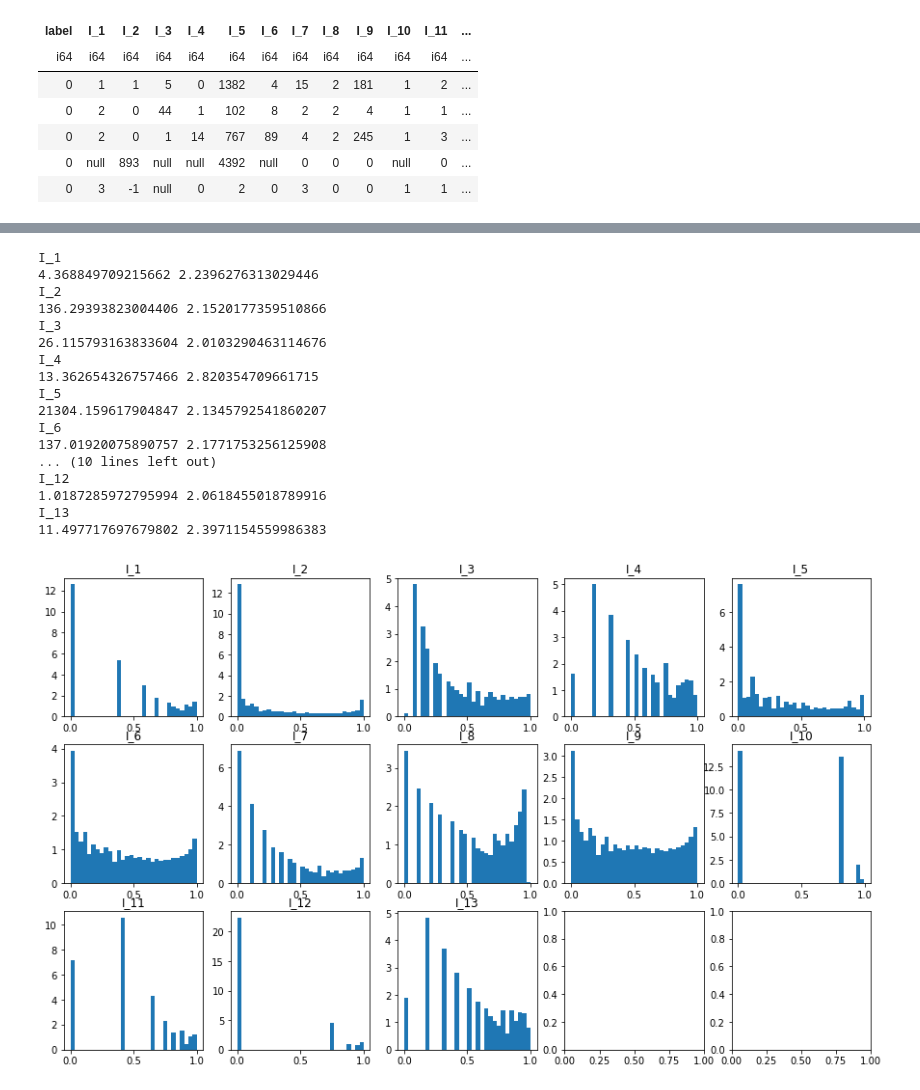
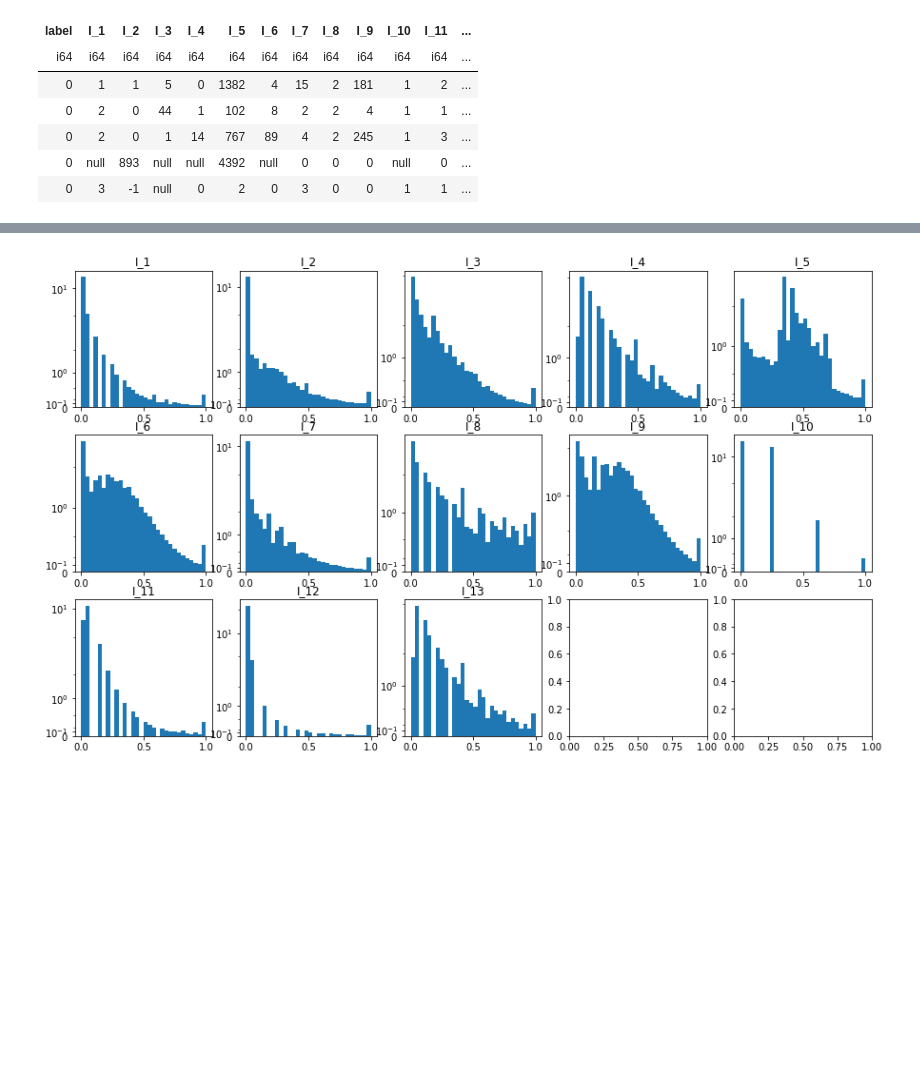
Before and after one commit to alexshtf/criteo_splines, a Jupyter notebook: preprocess.ipynb, the cells around one changed output, grey strips where cells are left out. Cells and saved outputs as stored; diff of their text form; code cells hidden in the pictures; blank space fills up the shorter version.

Commit message:
arcsinh-squared-normalization, 1/7 trainset.

```diff
--- a/preprocess.ipynb
+++ b/preprocess.ipynb
@@ -24,3 +24,13 @@ shape: (5, 40)
 | 0 | 2 | 0 | 1 | 14 | 767 | 89 | 4 | 2 | 245 | 1 | 3 | ... |
 | 0 | null | 893 | null | null | 4392 | null | 0 | 0 | 0 | null | 0 | ... |
 | 0 | 3 | -1 | null | 0 | 2 | 0 | 3 | 0 | 0 | 1 | 1 | ... |
+# %%
+fig, axs = plt.subplots(7, 2, figsize=(21, 16))
+pdf = df.head(len(df) // 7)
+timeline = np.arange(0, len(pdf))
+for ax, col_name in zip(axs.ravel(), int_cols):
+    mask = pdf[col_name].is_not_null()
+    masked_timeline = timeline[mask.to_numpy()]
+    masked_col = pdf[col_name].filter(mask).to_numpy()
+    ax.plot(masked_timeline, masked_col, linewidth=0.1)
+    ax.set_title(col_name)
@@ -57,41 +53,25 @@ class IntColumnScaler:
 
     def fit(self, col):
         n = len(col)
-        mean = np.mean(col)
-        sum_squares = np.sum(np.square(col))
-        self.lomax_shape_ =  (2 * n * mean * mean) / (sum_squares) + 2
-        self.lomax_scale_ = mean * (self.lomax_shape_ - 1)
+        self.col_max_ = np.quantile(col, 0.99)
         return self
 
     def transform(self, col):
-        return 1 - np.power(1 + col / self.lomax_scale_, -self.lomax_shape_)
+        col = np.clip(col, a_min=self.at_least, a_max=self.col_max_)
+        col = np.square(np.arcsinh(col))
+        scale_max = np.square(np.arcsinh(self.col_max_))
+        return col / scale_max
 # %%
 fig, axs = plt.subplots(3, 5, figsize=(15, 9))
 for ax, col_name in zip(axs.ravel(), int_cols):
     col = train_df[col_name]
     col = col.filter(col >= 0).to_numpy()
     scaled = IntColumnScaler().fit(col).transform(col)
     ax.hist(scaled, bins=30, density=True)
+    ax.set_yscale('asinh')
     ax.set_title(col_name)
 # %% [output]
-I_1
-4.368849709215662 2.2396276313029446
-I_2
-136.29393823004406 2.1520177359510866
-I_3
-26.115793163833604 2.0103290463114676
-I_4
-13.362654326757466 2.820354709661715
-I_5
-21304.159617904847 2.1345792541860207
-I_6
-137.01920075890757 2.1771753256125908
-... (10 lines left out)
-I_12
-1.0187285972795994 2.0618455018789916
-I_13
-11.497717697679802 2.3971154559986383
-[figure, old version]
+[figure, new version]
 # %%
 class SplineTransformer:
     def __init__(self, at_least=0, degree=3, n_knots=20):
```
Also changed, not shown: parts of 3 cells of this notebook, 17 other files.
